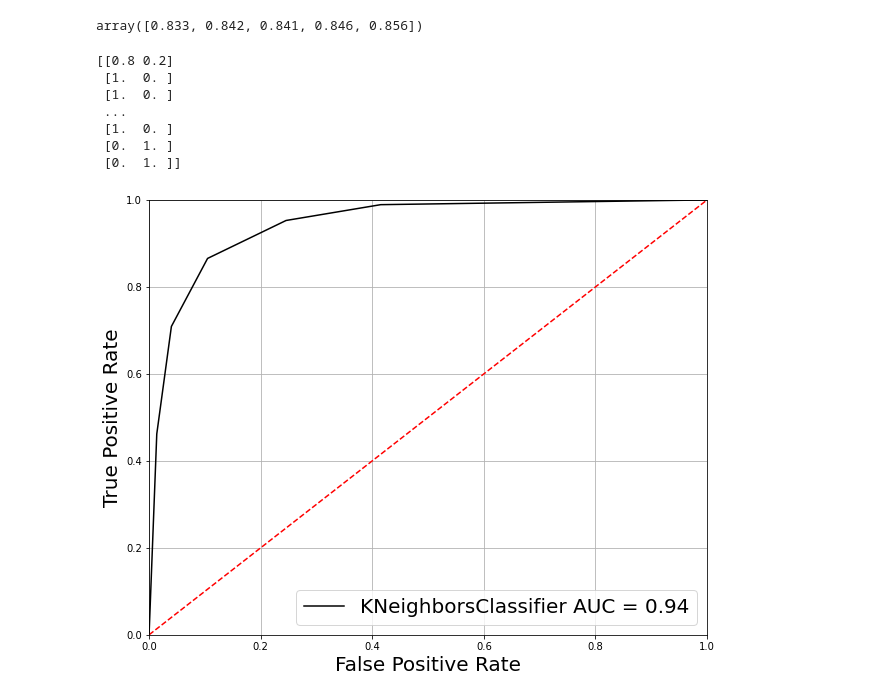
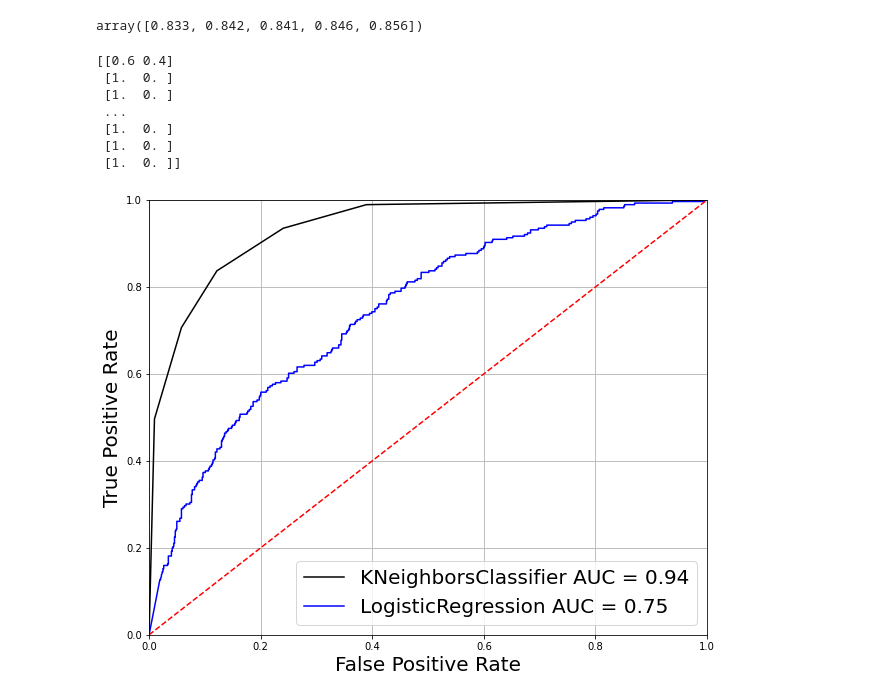
Before and after one commit to EricLeonard6/CS-760, a Jupyter notebook: HW3.ipynb, the cells around one changed output. Drawn from its saved outputs; the diff is of its cells as text; code cells hidden in the pictures.

```diff
--- a/HW3.ipynb
+++ b/HW3.ipynb
@@ -134,11 +134,10 @@ Accuracy: 0.775, Precision: 0.6057441253263708, Recall: 0.7581699346405228
 # HW3 Part 2 Q3
 ###############
 
-def sigmoid(x,theta):
-    return 1 / (1 + np.exp(-theta.T@x))
+def sigmoid(x):
+    return 1 / (1 + np.exp(-x))
 
 def grad(x,theta, y):
-    #return (y / sigmoid(x,theta))*x + (1-y)*sigmoid(x,theta)*x
     return x*(sigmoid(x,theta) - y)
 
 class LogisticClassifier:
@@ -146,16 +145,17 @@ class LogisticClassifier:
         self.rate=rate
 
     def train(self, X, Y, epochs=100):
-        theta0 = np.zeros(X.shape[1])
+        theta0 = np.random.rand(X.shape[1])
         self.theta = theta0
         n = len(X)
         for t in range(epochs):
-            self.theta -= self.rate*(-1/n)*sum([grad(x,self.theta,y) for x,y in zip(X,Y)])
-
+            gradients = 2/n * X.T @ (sigmoid(X @ self.theta) - Y)
+            self.theta = self.theta - self.rate * gradients
+            y_pred = sigmoid_function(X @ self.theta)
         return self.theta
 
     def predict(self, x):
-        return sigmoid(x,self.theta)
+        return sigmoid(self.theta.T@x.T)
 # %%
 email_subsets = [emails[1000*i:1000*i+1000, :] for i in range(5)]
 for i,s in enumerate(email_subsets):
@@ -217,34 +217,42 @@ array([0.833, 0.842, 0.841, 0.846, 0.856])
 # %%
 # HW3 Part 2 Q5
 ###############
 
 X_train, X_test, y_train, y_test = train_test_split(emails[:,:-1], emails[:,-1], test_size=0.2)
 
 knn = KNeighborsClassifier(n_neighbors = 5)
 knn.fit(X_train,y_train)
+LR = LogisticClassifier(rate=0.01)
+LR.train(X_train,y_train,50)
+
 
 y_scores = knn.predict_proba(X_test)
 print(y_scores)
 fpr, tpr, threshold = roc_curve(y_test, y_scores[:,1])
 roc_auc = auc(fpr, tpr)
 
+y_scores2 = LR.predict(X_test)
+fpr2, tpr2, threshold = roc_curve(y_test, y_scores2)
+roc_auc2 = auc(fpr2, tpr2)
+
 fig,ax = plt.subplots(figsize=(10,8))
 plt.plot(fpr, tpr, 'k', label = 'KNeighborsClassifier AUC = %0.2f' % roc_auc)
+plt.plot(fpr2, tpr2, 'b', label = 'LogisticRegression AUC = %0.2f' % roc_auc2)
 plt.legend(loc = 'lower right',fontsize=20)
 plt.plot([0, 1], [0, 1],'r--')
 plt.xlim([0, 1])
 plt.ylim([0, 1])
 plt.ylabel('True Positive Rate',size=20)
 plt.xlabel('False Positive Rate',size=20)
 plt.grid()
 plt.savefig("ROC part2.png")
 plt.show()
 # %% [output]
-[[0.8 0.2]
+[[0.6 0.4]
  [1.  0. ]
  [1.  0. ]
  ...
  [1.  0. ]
- [0.  1. ]
- [0.  1. ]]
+ [1.  0. ]
+ [1.  0. ]]
-[figure, old version]
+[figure, new version]
```
Also changed, not shown: parts of 1 cell of this notebook.
